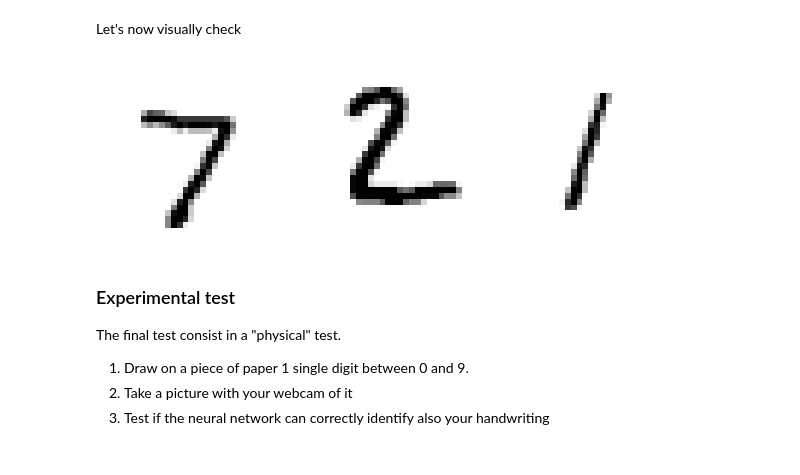
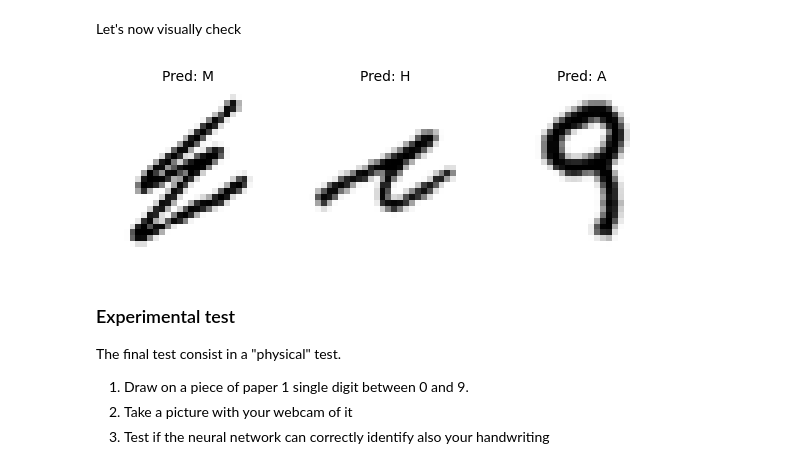
Before and after one commit to Stusab/Neural-Network-on-MNIST, a Jupyter notebook: Aufgabe_2_EMNIST.ipynb, the cells around one changed output. Drawn from its saved outputs; the diff is of its cells as text; code cells hidden in the pictures.

```diff
--- a/Aufgabe_2_EMNIST.ipynb
+++ b/Aufgabe_2_EMNIST.ipynb
@@ -24,0 +17,9 @@ X_test = X_test / 255.
+# %%
+import tensorflow_datasets as tfds
+
+(ds_train, ds_test), ds_info = tfds.load(
+    'emnist/letters',
+    split=['train', 'test'],
+    as_supervised=True,
+    with_info=True
+)
@@ -25 +33,10 @@ X_test = X_test / 255.
+# %%
+def preprocess(image, label):
+    image = tf.cast(image, tf.float32) / 255.0
+    label = label - 1  # Korrigieren von 1–26 auf 0–25
+    return image, label
+
+batch_size = 32
+train_ds = ds_train.map(preprocess).shuffle(10000).batch(batch_size).prefetch(1)
+test_ds = ds_test.map(preprocess).batch(batch_size).prefetch(1)
 # %%
@@ -165,0 +165,14 @@ array([5, 5, 5])
+# %%
+# Ersten 3 Bilder & Labels aus dem Test-Dataset extrahieren
+X_new = []
+y_true = []
+
+for image, label in test_ds.unbatch().take(3):
+    X_new.append(image.numpy())
+    y_true.append(label.numpy())
+
+X_new = np.array(X_new)
+
+# Vorhersage
+y_proba = model.predict(X_new)
+y_proba.round(2)
@@ -168,15 +194,15 @@ Let's now visually check
 # %%
 plt.figure(figsize=(7.2, 2.4))
 for index, image in enumerate(X_new):
     plt.subplot(1, 3, index + 1)
-    plt.imshow(image, cmap="binary", interpolation="nearest")
-    plt.axis('off')
+    plt.imshow(np.squeeze(image), cmap="binary", interpolation="nearest")
+    plt.title(f"Pred: {chr(y_pred[index] + 65)}", fontsize=10)
+    plt.axis("off")
 
 plt.subplots_adjust(wspace=0.2, hspace=0.5)
-
 plt.show()
 # %% [output]
-[figure, old version]
+[figure, new version]
 # %% [markdown]
 ### Experimental test
 
```
Also changed, not shown: parts of 16 cells of this notebook.
